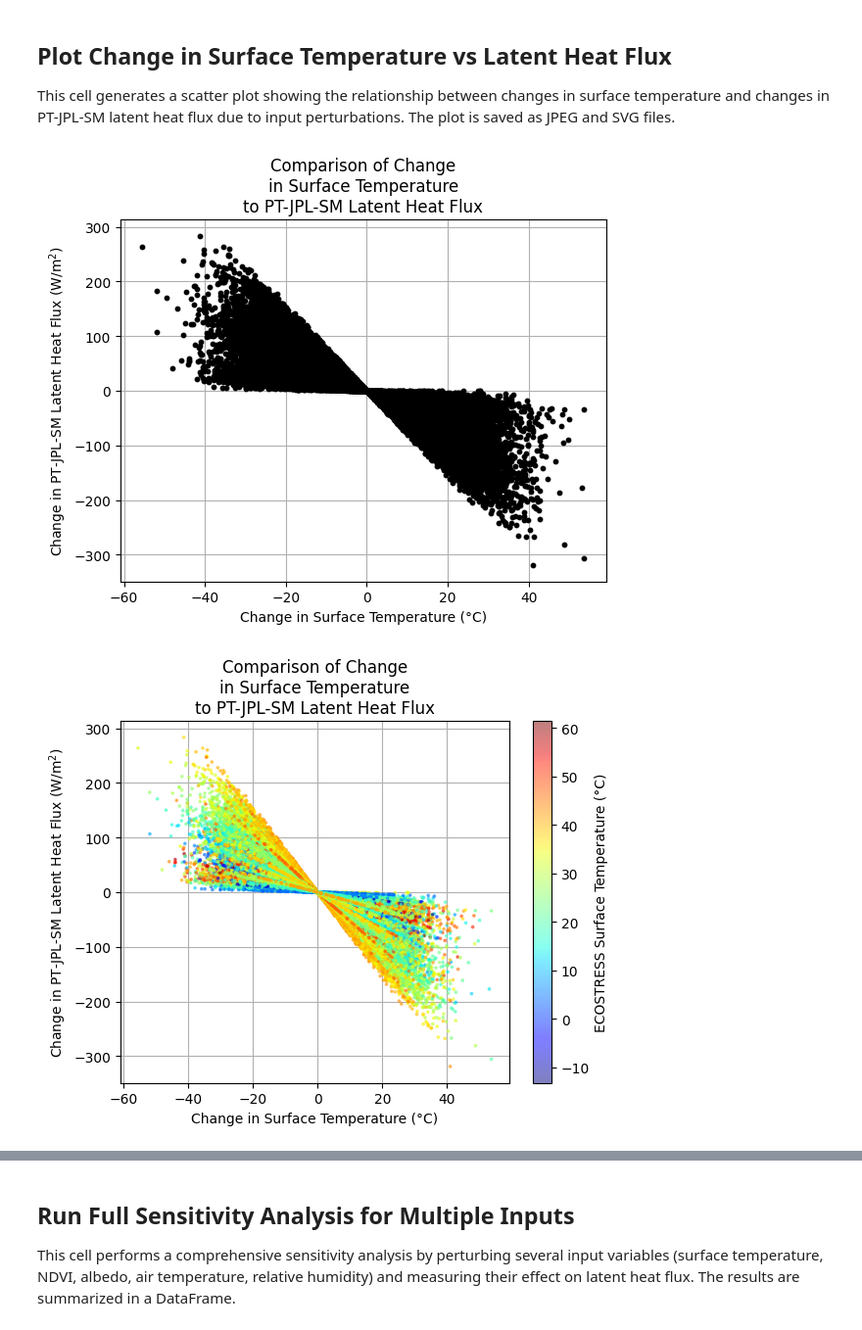
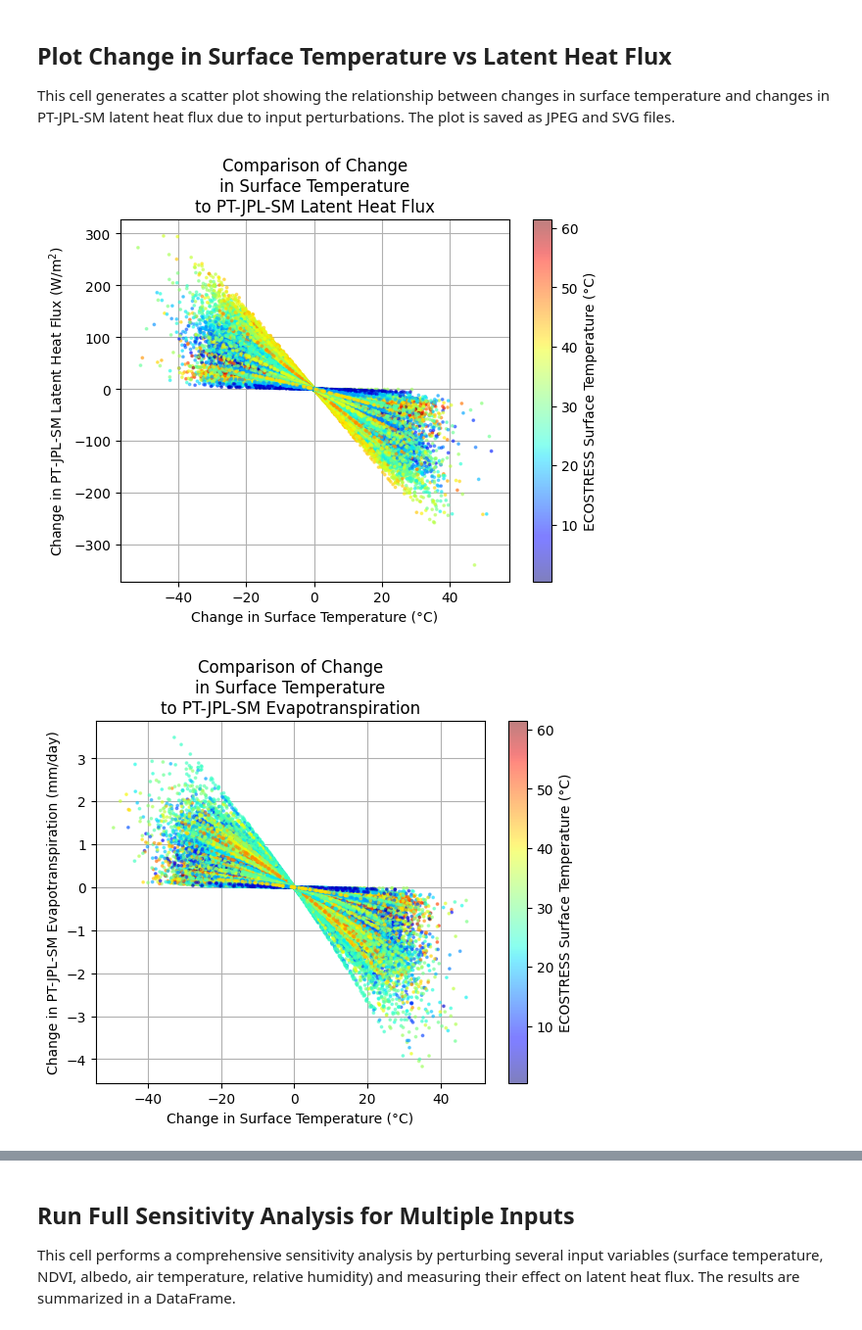
Before and after one commit to gregory-halverson-jpl/PT-JPL-SM, a Jupyter notebook: notebooks/PTJPLSM Sensitivity with ECOv002 Cal-Val.ipynb, the cells around one changed output, grey strips where cells are left out. Shown at 98% size. Cells and saved outputs as stored; diff of their text form; code cells hidden in the pictures.

```diff
--- a/notebooks/PTJPLSM Sensitivity with ECOv002 Cal-Val.ipynb
+++ b/notebooks/PTJPLSM Sensitivity with ECOv002 Cal-Val.ipynb
@@ -203,12 +322,0 @@ This cell applies additional filters to the input data, ensuring only valid `fAP
-# %%
-# input_df = pd.read_csv(input_filename)
-input_df = load_ECOv002_calval_PTJPLSM_inputs()
-
-if "Ta" in input_df and "Ta_C" not in input_df:
-    # input_df.rename({"Ta": "Ta_C"}, inplace=True)
-    input_df["Ta_C"] = input_df["Ta"]
-
-input_df = input_df[input_df.fAPARmax.apply(lambda fAPARmax: fAPARmax > 0.001)]
-input_df = input_df[input_df.NDVI.apply(lambda NDVI: NDVI > 0.05)]
-
-np.nanmin(input_df.ST_C), np.nanmax(input_df.ST_C)
@@ -293,0 +404,15 @@ filtered_results
+# %%
+input_variable = "ST_C"
+output_variable = "ET_daylight_kg"
+
+ET_results = perturbed_run(
+    input_df=input_df,
+    input_variable=input_variable,
+    output_variable=output_variable,
+    forward_process=forward_process,
+    normalization_function=normalization_function
+)
+
+ET_results = ET_results.dropna()
+
+ET_results
@@ -296,40 +475,48 @@ filtered_results
 
 This cell generates a scatter plot showing the relationship between changes in surface temperature and changes in PT-JPL-SM latent heat flux due to input perturbations. The plot is saved as JPEG and SVG files.
 # %%
-# plt.xticks(range(int(min(processed.ST_C)), int(max(processed.ST_C)) + 1, 5))
-# plt.ylim(-350, 150)
-plt.scatter(x=results.input_perturbation, y=results.output_perturbation, color='black', s=10, zorder=5)  # Adjust the 's' parameter to make dots thinner
+sc = plt.scatter(
+    x=LE_results.input_perturbation,
+    y=LE_results.output_perturbation,
+    c=LE_results.input_unperturbed,
+    color=None,
+    cmap="jet",
+    s=3,
+    alpha=0.5,
+    zorder=5
+)
+
 plt.grid(True, zorder=0)
 plt.xlabel("Change in Surface Temperature (°C)")
 plt.ylabel("Change in PT-JPL-SM Latent Heat Flux (W/m$^2$)")
 plt.title("Comparison of Change\nin Surface Temperature\nto PT-JPL-SM Latent Heat Flux")
-
+plt.colorbar(sc, label="ECOSTRESS Surface Temperature (°C)")
 plt.savefig("Comparison of Change in Surface Temperature to PT-JPL-SM Latent Heat Flux.jpeg", format='jpeg', bbox_inches='tight')
 plt.savefig("Comparison of Change in Surface Temperature to PT-JPL-SM Latent Heat Flux.svg", format='svg', bbox_inches='tight')
 
 plt.show()
 # %% [output]
-[figure, old version]
+[figure, new version]
 # %%
 sc = plt.scatter(
-    x=results.input_perturbation,
-    y=results.output_perturbation,
-    c=results.input_unperturbed,
+    x=ET_results.input_perturbation,
+    y=ET_results.output_perturbation,
+    c=ET_results.input_unperturbed,
     color=None,
     cmap="jet",
     s=3,
     alpha=0.5,
     zorder=5
 )
 
 plt.grid(True, zorder=0)
 plt.xlabel("Change in Surface Temperature (°C)")
-plt.ylabel("Change in PT-JPL-SM Latent Heat Flux (W/m$^2$)")
-plt.title("Comparison of Change\nin Surface Temperature\nto PT-JPL-SM Latent Heat Flux")
+plt.ylabel("Change in PT-JPL-SM Evapotranspiration (mm/day)")
+plt.title("Comparison of Change\nin Surface Temperature\nto PT-JPL-SM Evapotranspiration")
 plt.colorbar(sc, label="ECOSTRESS Surface Temperature (°C)")
-plt.savefig("Comparison of Change in Surface Temperature to PT-JPL-SM Latent Heat Flux.jpeg", format='jpeg', bbox_inches='tight')
-plt.savefig("Comparison of Change in Surface Temperature to PT-JPL-SM Latent Heat Flux.svg", format='svg', bbox_inches='tight')
+plt.savefig("Comparison of Change in Surface Temperature to PT-JPL-SM Evapotranspiration.jpeg", format='jpeg', bbox_inches='tight')
+plt.savefig("Comparison of Change in Surface Temperature to PT-JPL-SM Evapotranspiration.svg", format='svg', bbox_inches='tight')
 
 plt.show()
 # %% [output]
-[figure, old version]
+[figure, new version]
```
Also changed, not shown: parts of 26 cells of this notebook, 18 other files.
